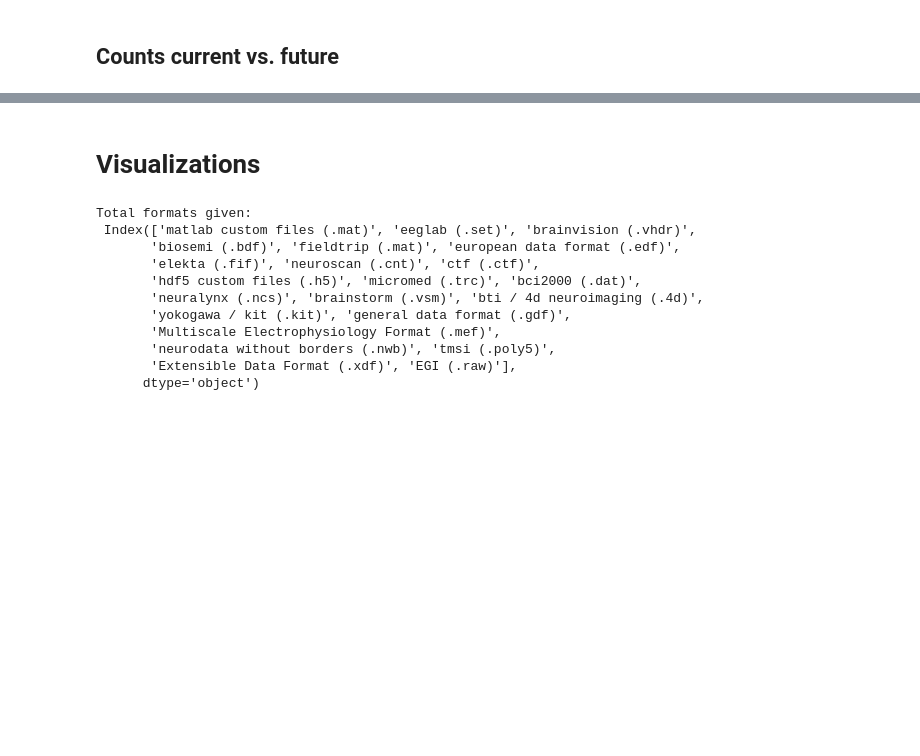
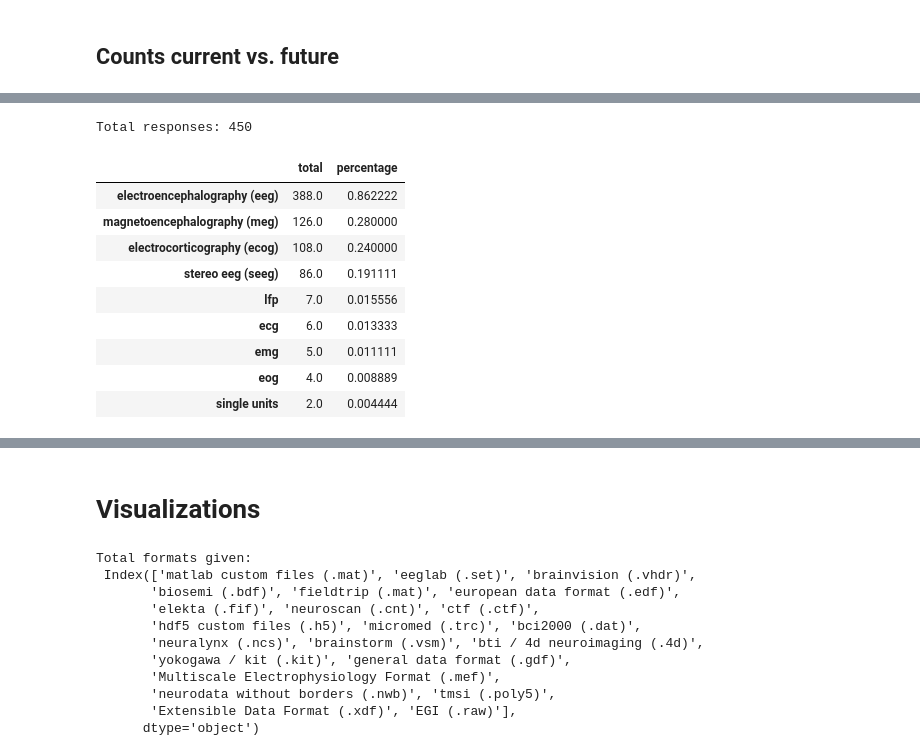
Before and after one commit to choldgraf/bids_format_survey, a Jupyter notebook: analyze_bids_survey.ipynb, the cells around one changed output, grey strips where cells are left out. Saved outputs shown, nothing was run; the diff lists cells and outputs as text; code cells hidden in the pictures; blank space fills up the shorter version.

```diff
--- a/analyze_bids_survey.ipynb
+++ b/analyze_bids_survey.ipynb
@@ -93,3 +93,21 @@ plt.setp(ax.get_xticklabels(), rotation=45, horizontalalignment='right');
+# %%
+# Print percents of total
+counts_totals = counts_kind.sum(0).to_frame('total')
+counts_totals['percentage'] = counts_totals['total'] / total_responses
+print('Total responses: {}'.format(total_responses))
+counts_totals
+# %% [output]
+Total responses: 450
+|  | total | percentage |
+| electroencephalography (eeg) | 388.0 | 0.862222 |
+| magnetoencephalography (meg) | 126.0 | 0.280000 |
+| electrocorticography (ecog) | 108.0 | 0.240000 |
+| stereo eeg (seeg) | 86.0 | 0.191111 |
+| lfp | 7.0 | 0.015556 |
+| ecg | 6.0 | 0.013333 |
+| emg | 5.0 | 0.011111 |
+| eog | 4.0 | 0.008889 |
+| single units | 2.0 | 0.004444 |
 # %%
 # Calculate percent using a format now that'd use a format in future
 counts_perc = pd.DataFrame()
```
Also changed, not shown: parts of 11 cells of this notebook.
